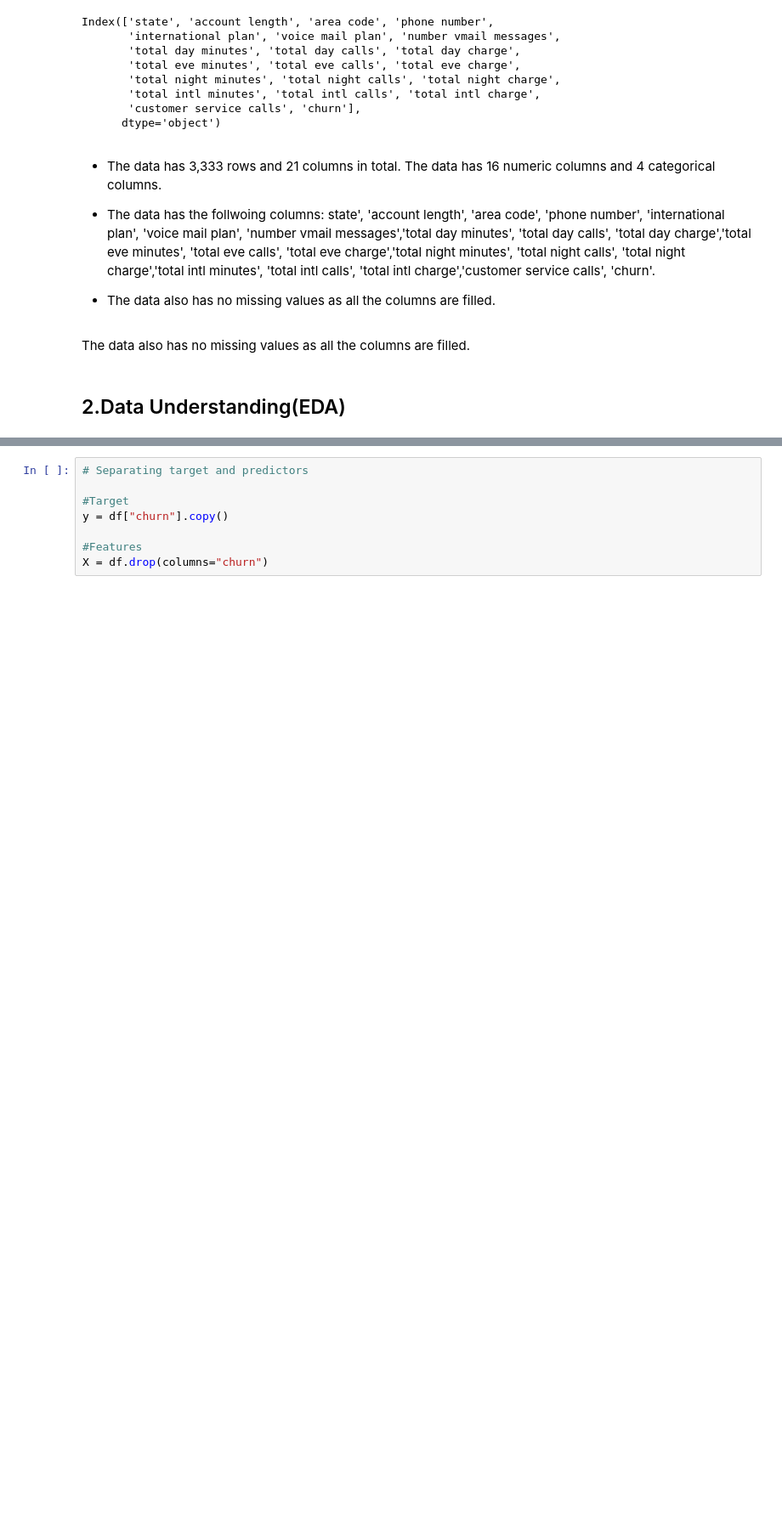
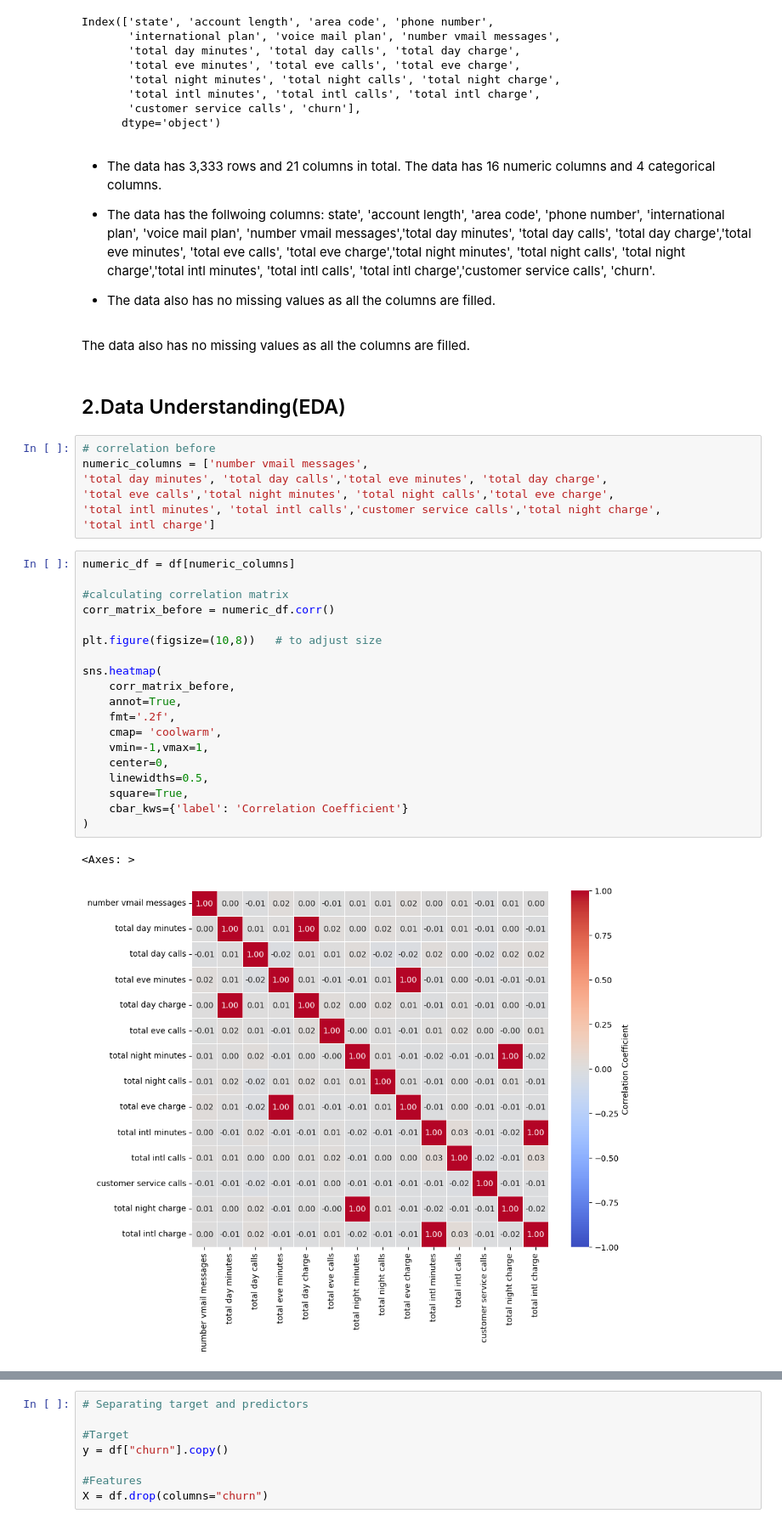
Before and after one commit to BriegeMeso/Customer-Churn, a Jupyter notebook: project3.ipynb, the cells around one changed output, grey strips where cells are left out. Shown at 85% size. Drawn from its saved outputs; the diff is of its cells as text; blank space fills up the shorter version.

Commit message:
Adding and interprating the heatmaps

```diff
--- a/project3.ipynb
+++ b/project3.ipynb
@@ -85,3 +86,32 @@ Index(['state', 'account length', 'area code', 'phone number',
 The data also has no missing values as all the columns are filled.
 # %% [markdown]
 ## 2.Data Understanding(EDA)
+# %%
+# correlation before
+numeric_columns = ['number vmail messages',
+'total day minutes', 'total day calls','total eve minutes', 'total day charge',
+'total eve calls','total night minutes', 'total night calls','total eve charge',
+'total intl minutes', 'total intl calls','customer service calls','total night charge',
+'total intl charge']
+# %%
+numeric_df = df[numeric_columns]
+
+#calculating correlation matrix
+corr_matrix_before = numeric_df.corr()
+
+plt.figure(figsize=(10,8))   # to adjust size
+
+sns.heatmap(
+    corr_matrix_before,
+    annot=True,
+    fmt='.2f',
+    cmap= 'coolwarm',
+    vmin=-1,vmax=1,
+    center=0,
+    linewidths=0.5,
+    square=True,
+    cbar_kws={'label': 'Correlation Coefficient'}
+)
+# %% [output]
+<Axes: >
+[figure, added]
```
Also changed, not shown: parts of 15 cells of this notebook.
